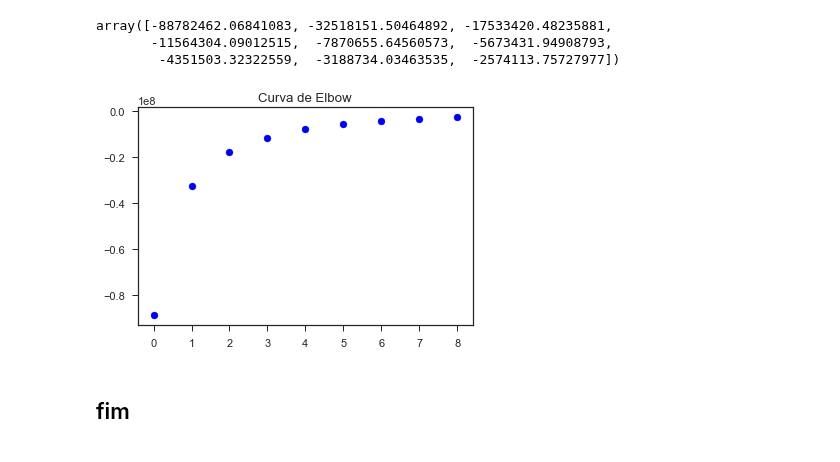
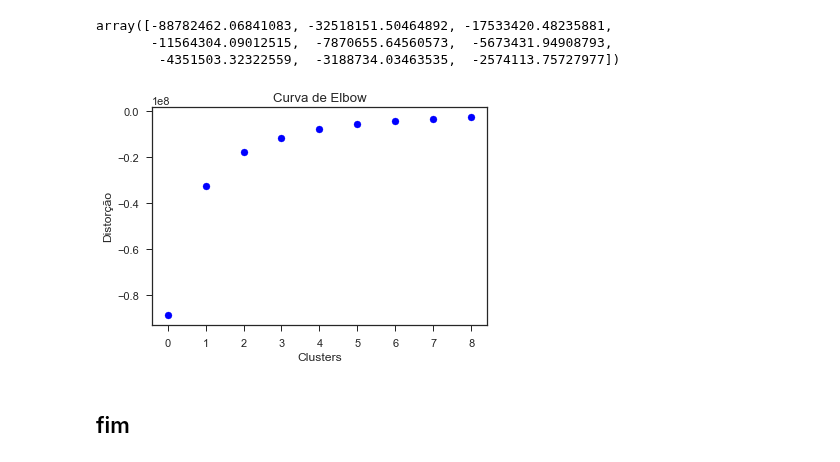
Before and after one commit to vladimiralencar/Alunos-UEPB-TopicosEspeciaisEmBancoDeDados, a Jupyter notebook: Clusterizacao/KMeans-Clusterizacao-Filmes.ipynb, the cells around one changed output. Drawn from its saved outputs; the diff is of its cells as text; code cells hidden in the pictures.

```diff
--- a/Clusterizacao/KMeans-Clusterizacao-Filmes.ipynb
+++ b/Clusterizacao/KMeans-Clusterizacao-Filmes.ipynb
@@ -291,8 +291,10 @@ array([-88782462.06841083, -32518151.50464892, -17533420.48235881,
 # %%
 plt.scatter( list(range(len(score))), score, c="b")
 plt.title("Curva de Elbow")
+plt.xlabel("Clusters")
+plt.ylabel("Distorção")
 plt.show()
 # %% [output]
-[figure, old version]
+[figure, new version]
 # %% [markdown]
 ## fim
```
